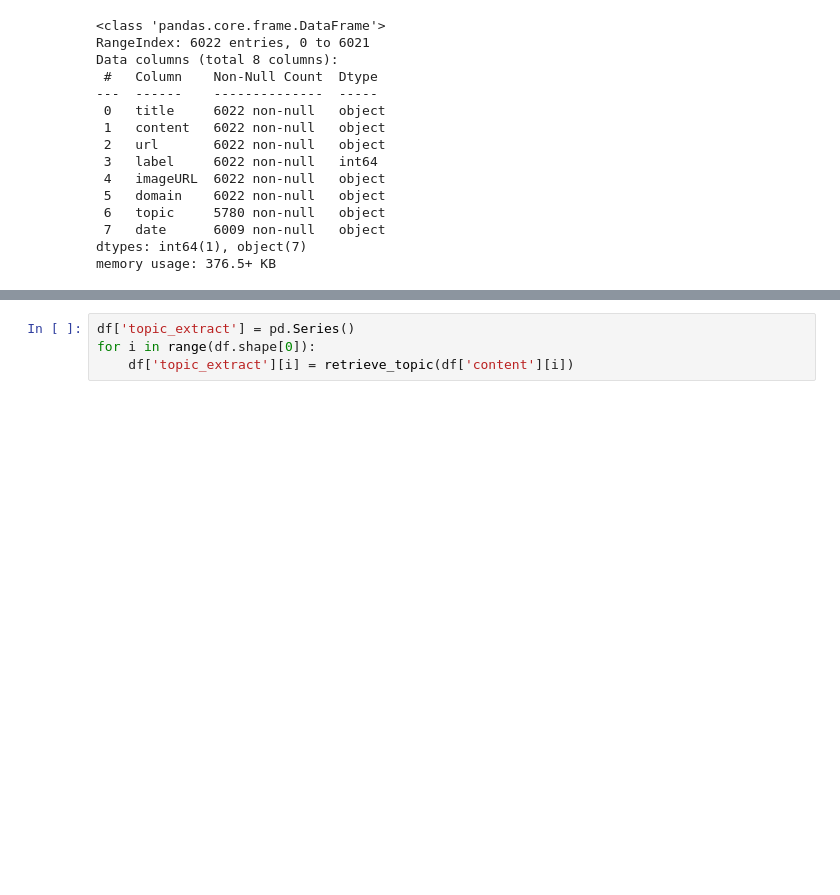
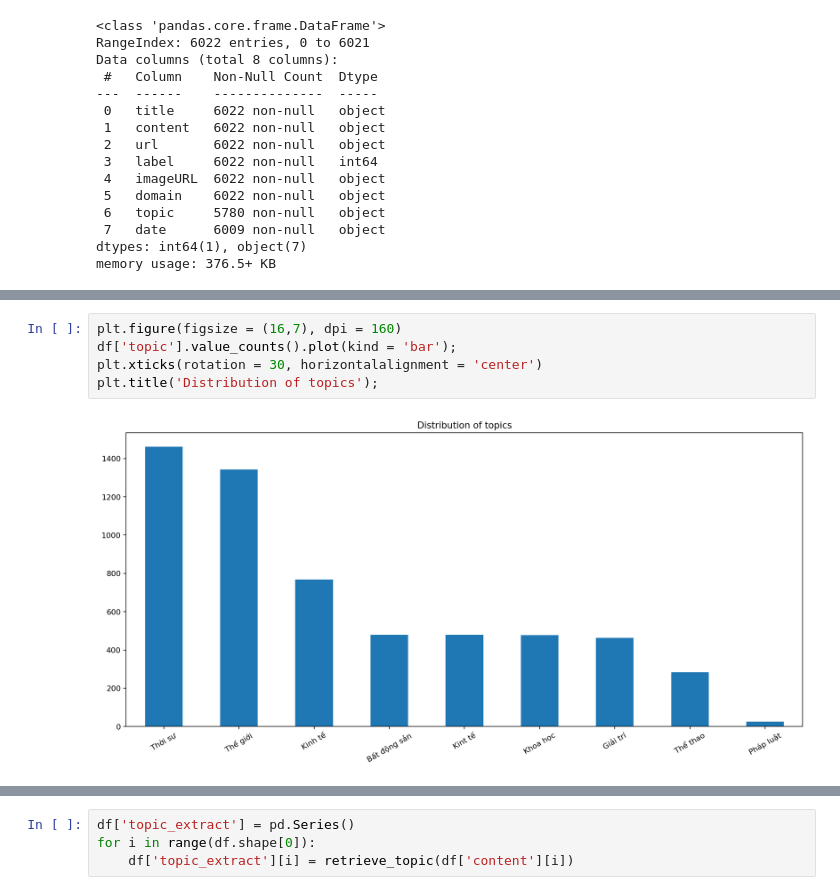
Before and after one commit to DreamyWanderer/Final_Lab, a Jupyter notebook: Source/Visualize/EDA.ipynb, the cells around one changed output, grey strips where cells are left out. Drawn from its saved outputs; the diff is of its cells as text; blank space fills up the shorter version.

```diff
--- a/Source/Visualize/EDA.ipynb
+++ b/Source/Visualize/EDA.ipynb
@@ -66,0 +71,7 @@ df['label'].value_counts().plot(kind = 'pie', autopct='%1.0f%%')
+# %%
+plt.figure(figsize = (16,7), dpi = 160)
+df['topic'].value_counts().plot(kind = 'bar');
+plt.xticks(rotation = 30, horizontalalignment = 'center')
+plt.title('Distribution of topics');
+# %% [output]
+[figure, added]
```
Also changed, not shown: parts of 26 cells of this notebook.
